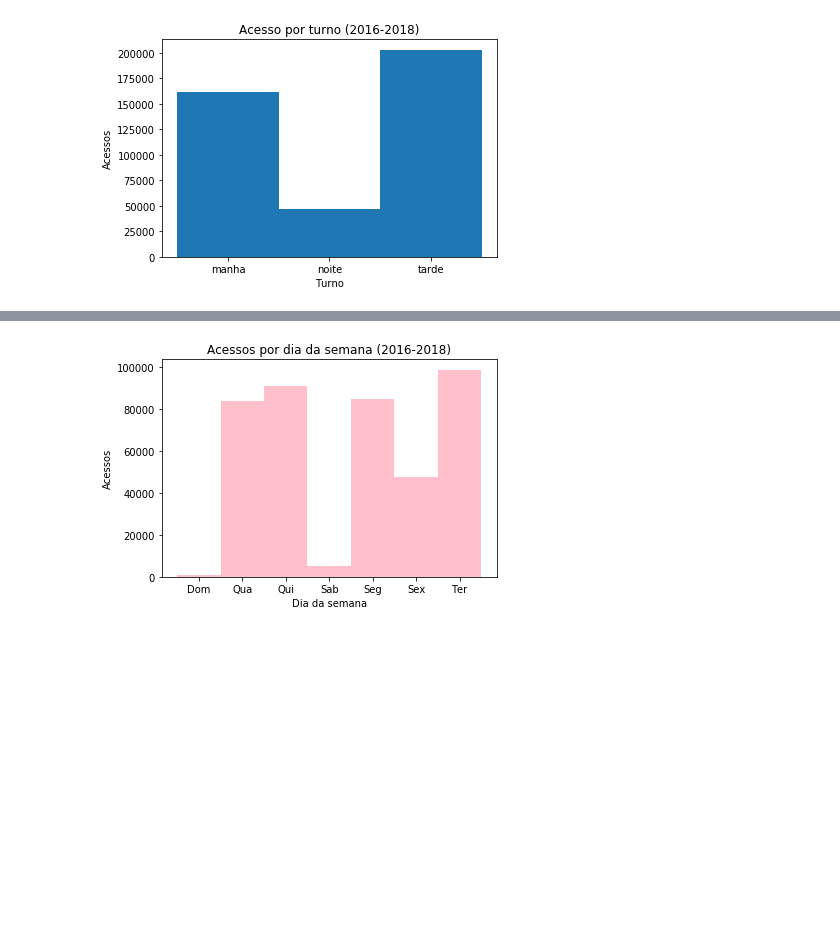
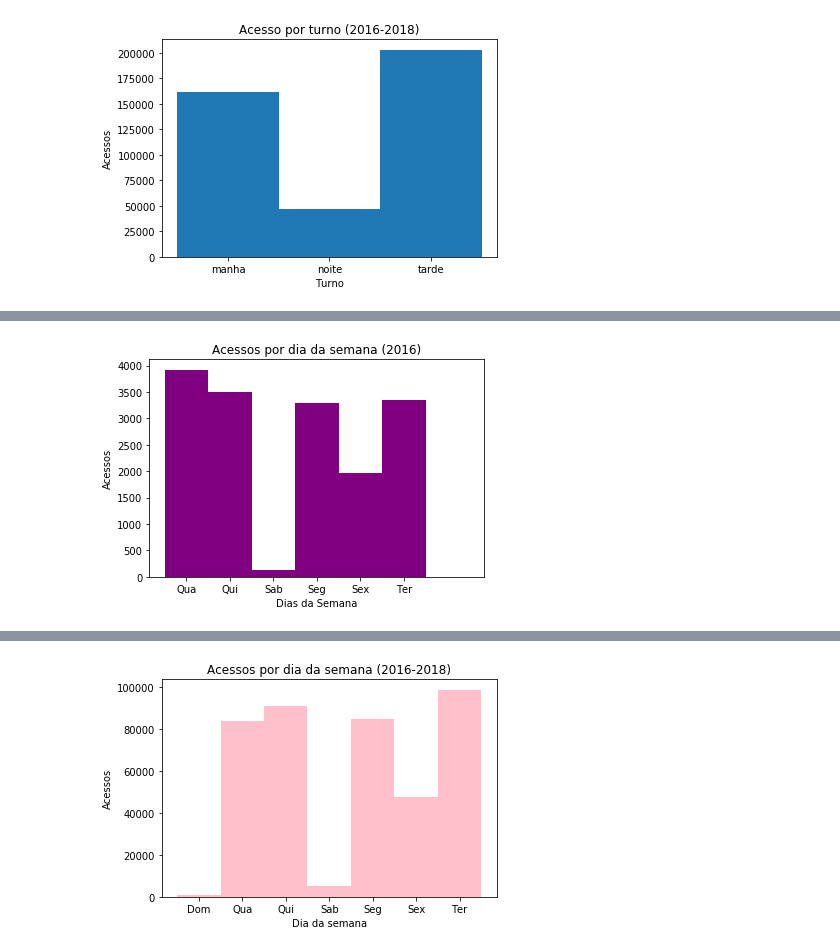
Before and after one commit to felipemarinho97/guardiansAnalytics, a Jupyter notebook: src/Analise.ipynb, the cells around one changed output, grey strips where cells are left out. Saved outputs shown, nothing was run; the diff lists cells and outputs as text; code cells hidden in the pictures; blank space fills up the shorter version.

```diff
--- a/src/Analise.ipynb
+++ b/src/Analise.ipynb
@@ -122,0 +182,4 @@ plt.show()
+# %%
+# quantidade de acessos à noite em 2016 por usuário
+acessos_noite2016 = acessos_noite.ix[acessos_noite["ano"] == 2016]
+acessos_noite2016[["usuario"]].apply(pd.value_counts)
@@ -122,0 +212,10 @@ plt.show()
+# %%
+# plot de acessos à noite em 2016 por dia da semana
+plt.title("Acessos por dia da semana (2016)")
+plt.xlabel("Dias da Semana")
+plt.ylabel("Acessos")
+x = [i for i in range(8)]
+plt.hist(acessos_noite2016["dia_da_semana"], bins = x, align = "left",color = "purple")
+plt.show()
+# %% [output]
+[figure, added]
```
Also changed, not shown: parts of 13 cells of this notebook, 1 other file.
